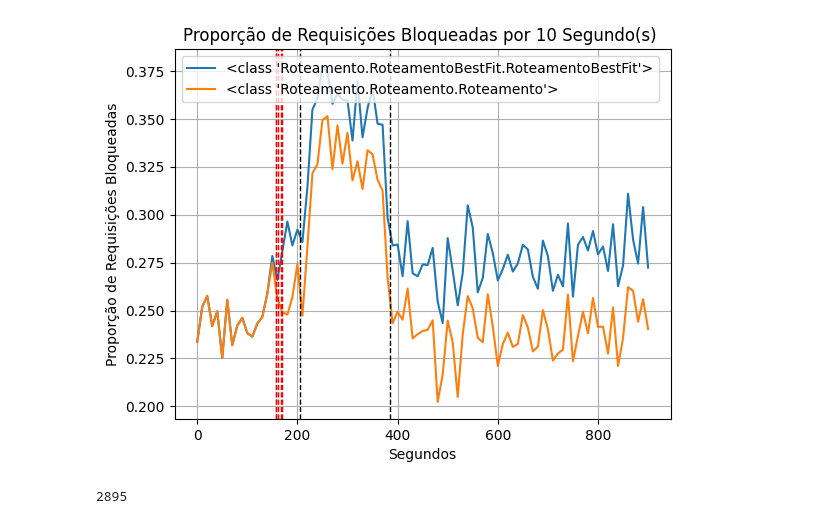
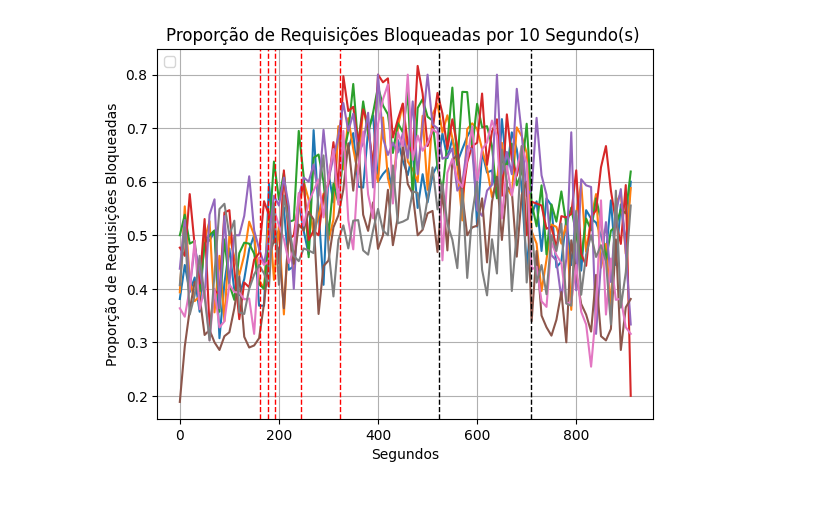
Before and after one commit to Claudiof5/simulador-EON-pre-Desastre, a Jupyter notebook: simulador/simulador/comparar duas simulações entre sí.ipynb, the cells around one changed output. Cells and saved outputs as stored; diff of their text form; code cells hidden in the pictures.

```diff
--- a/simulador/simulador/comparar duas simulações entre sí.ipynb
+++ b/simulador/simulador/comparar duas simulações entre sí.ipynb
@@ -28,4 +48,4 @@ topology = nx.read_weighted_edgelist( "../topology/usa", nodetype=int)
 # %%
-# #salvar cenarios
-# cenario1: Cenario = pickle.load(open('cenario/cenarios/cenario1.pkl', 'rb'))
-# cenario2: Cenario = pickle.load(open('cenario/cenarios/cenario2.pkl', 'rb'))
+#salvar cenarios
+cenario1: Cenario = pickle.load(open('cenario/cenarios/cenario1.pkl', 'rb'))
+cenario2: Cenario = pickle.load(open('cenario/cenarios/cenario2.pkl', 'rb'))
@@ -76,49 +324,42 @@ plt.show()
 # %%
-bucket_size = 10
+
+componente1 = [i for i in range(1, 9)]
+componente2 = [i for i in range(10, 25)]
+
+for node in componente1:
+    componente_oposto = componente1 if node in componente2 else componente2
+    filtered_dataframe = dataframe1[
+        ((dataframe1['src'] == node) & (dataframe1["dst"].isin(componente_oposto))) |
+        ((dataframe1['src'].isin(componente_oposto)) & (dataframe1["dst"] == node))
+        ]
+    segundos = (filtered_dataframe['tempo_criacao'] // bucket_size) * bucket_size
+    total_requisicoes_por_segundo1 = filtered_dataframe.groupby(segundos).size()
+
+    bloqueadas_por_segundo2 = filtered_dataframe[(filtered_dataframe["bloqueada"] == True)].groupby(segundos).size()
+    bloqueadas_por_segundo2 = bloqueadas_por_segundo2.reindex(total_requisicoes_por_segundo1.index, fill_value=0)
+    proporcao_bloqueadas1 = bloqueadas_por_segundo2 / total_requisicoes_por_segundo1
+    plt.plot(proporcao_bloqueadas1.index, proporcao_bloqueadas1.values)
 
 
-segundos = (dataframe1['tempo_criacao'] // bucket_size) * bucket_size
-total_requisicoes_por_segundo1 = dataframe1.groupby(segundos).size()
-bloqueadas_por_segundo1 = dataframe1[dataframe1["bloqueada"] == True].groupby(segundos).size()
-bloqueadas_por_segundo1 = bloqueadas_por_segundo1.reindex(total_requisicoes_por_segundo1.index, fill_value=0)
-proporcao_bloqueadas1 = bloqueadas_por_segundo1 / total_requisicoes_por_segundo1
-plt.plot(proporcao_bloqueadas1.index, proporcao_bloqueadas1.values, label=cenario1.lista_de_ISPs[0].roteamento_desastre)
-
-
-
-segundos = (dataframe2['tempo_criacao'] // bucket_size) * bucket_size
-total_requisicoes_por_segundo2 = dataframe2.groupby(segundos).size()
-bloqueadas_por_segundo2 = dataframe2[dataframe2["bloqueada"] == True].groupby(segundos).size()
-bloqueadas_por_segundo2 = bloqueadas_por_segundo2.reindex(total_requisicoes_por_segundo2.index, fill_value=0)
-proporcao_bloqueadas2 = bloqueadas_por_segundo2 / total_requisicoes_por_segundo2
-plt.plot(proporcao_bloqueadas2.index, proporcao_bloqueadas2.values, label=str(cenario2.lista_de_ISPs[0].roteamento_desastre))
-
-
-
-#plota tempos de inicio de migração
 
 tempos_de_inicio_migracao_ISP = [ (isp.datacenter.tempo_de_reacao, isp.id) for isp in cenario1.lista_de_ISPs]
 
 for x in tempos_de_inicio_migracao_ISP:
     plt.axvline(x=x[0], color='red', linestyle='--', linewidth=1)
 
 inicio_desastre = cenario1.desastre.start
 fim_desastre = cenario1.desastre.start + cenario1.desastre.duration
 
 #plota inicio e fim do desastre
 plt.axvline(x=inicio_desastre, color='black', linestyle='--', linewidth=1)
 plt.axvline(x=fim_desastre, color='black', linestyle='--', linewidth=1)
 
 
 plt.xlabel('Segundos')
 plt.ylabel('Proporção de Requisições Bloqueadas')
 plt.title(f'Proporção de Requisições Bloqueadas por {bucket_size} Segundo(s) ')
 plt.grid(True)
 plt.legend(loc = 'upper left')
 plt.show()
 # %% [output]
-[figure, old version]
+[figure, new version]
-# %%
-len(dataframe1[dataframe1["bloqueada"] == True]) - len(dataframe2[dataframe2["bloqueada"] == True])
-# %% [output]
-2895
```
Also changed, not shown: parts of 24 cells of this notebook, 14 other files.
